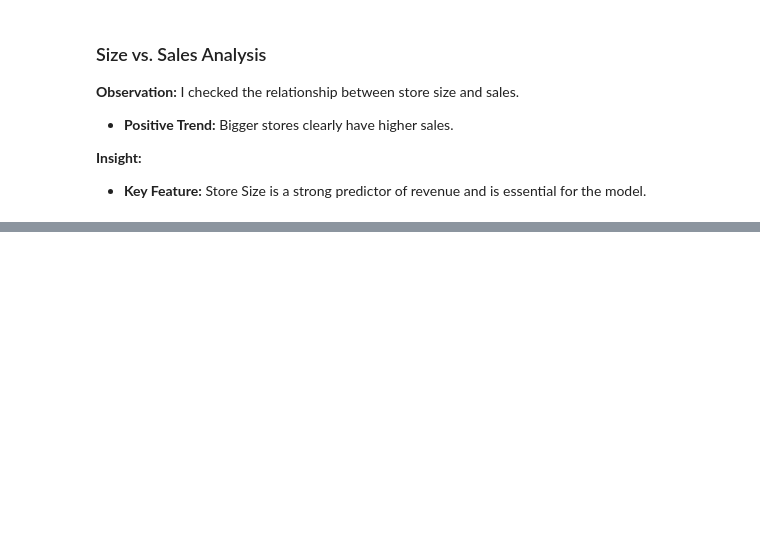
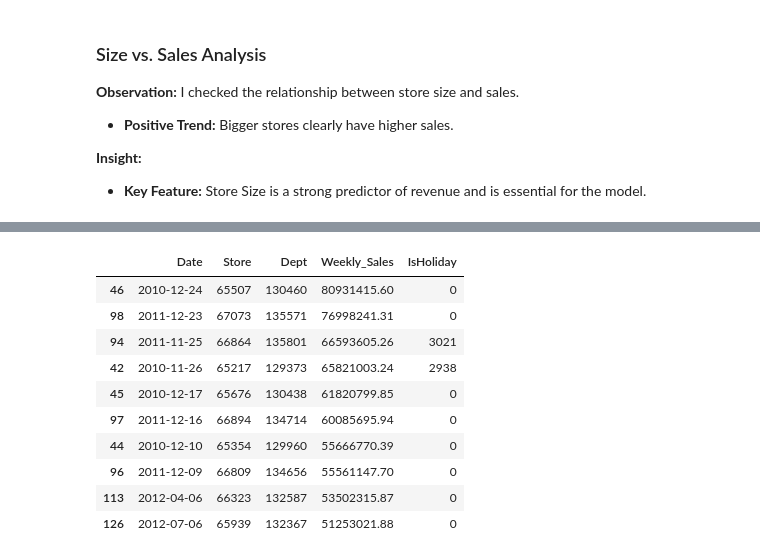
Before and after one commit to Ryo-11GRX/python-automation-lab, a Jupyter notebook: python-automation-lab/01_walmart_sales_analysis/analysis.ipynb, the cells around one changed output, grey strips where cells are left out. Cells and saved outputs as stored; diff of their text form; code cells hidden in the pictures; blank space fills up the shorter version.

```diff
--- a/python-automation-lab/01_walmart_sales_analysis/analysis.ipynb
+++ b/python-automation-lab/01_walmart_sales_analysis/analysis.ipynb
@@ -101,0 +126,15 @@ plt.show()
+# %%
+df_tmp = df_train.groupby("Date").sum().reset_index()
+df_tmp.sort_values("Weekly_Sales", ascending = False).head(10)
+# %% [output]
+|  | Date | Store | Dept | Weekly_Sales | IsHoliday |
+| 46 | 2010-12-24 | 65507 | 130460 | 80931415.60 | 0 |
+| 98 | 2011-12-23 | 67073 | 135571 | 76998241.31 | 0 |
+| 94 | 2011-11-25 | 66864 | 135801 | 66593605.26 | 3021 |
+| 42 | 2010-11-26 | 65217 | 129373 | 65821003.24 | 2938 |
+| 45 | 2010-12-17 | 65676 | 130438 | 61820799.85 | 0 |
+| 97 | 2011-12-16 | 66894 | 134714 | 60085695.94 | 0 |
+| 44 | 2010-12-10 | 65354 | 129960 | 55666770.39 | 0 |
+| 96 | 2011-12-09 | 66809 | 134656 | 55561147.70 | 0 |
+| 113 | 2012-04-06 | 66323 | 132587 | 53502315.87 | 0 |
+| 126 | 2012-07-06 | 65939 | 132367 | 51253021.88 | 0 |
```
Also changed, not shown: parts of 5 cells of this notebook.
